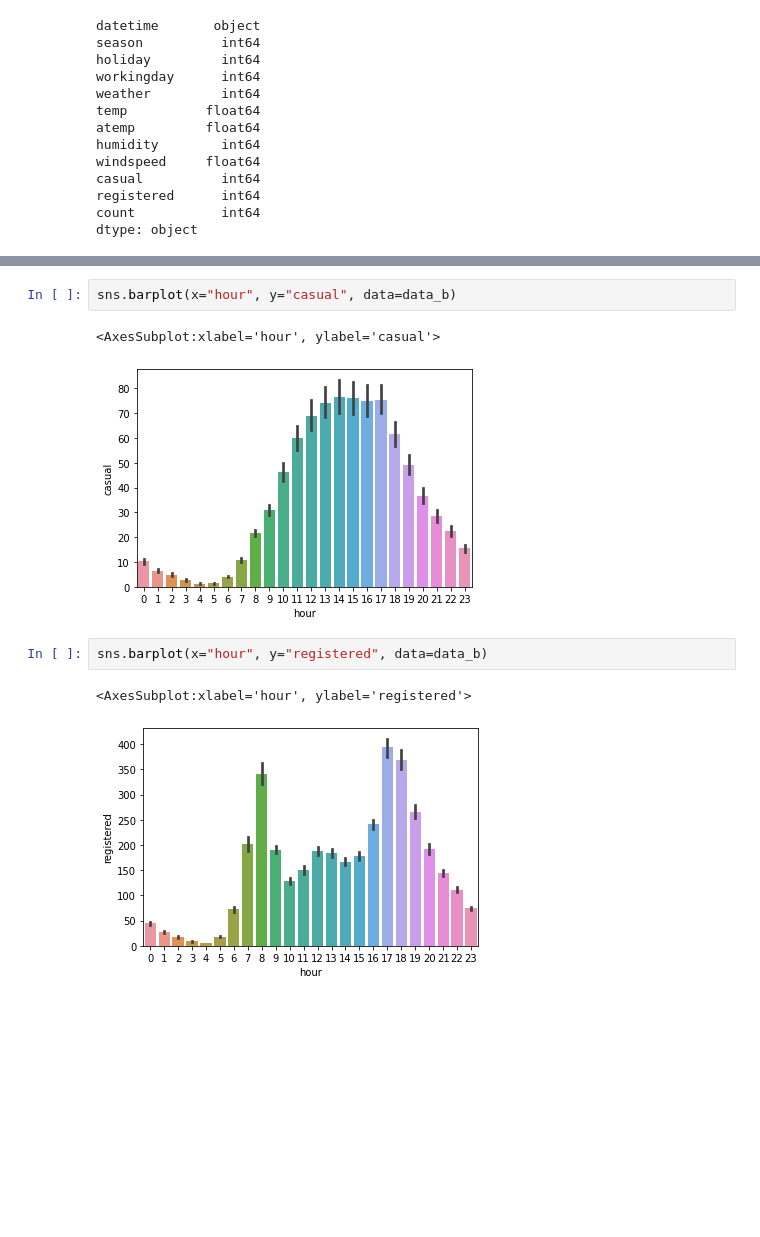
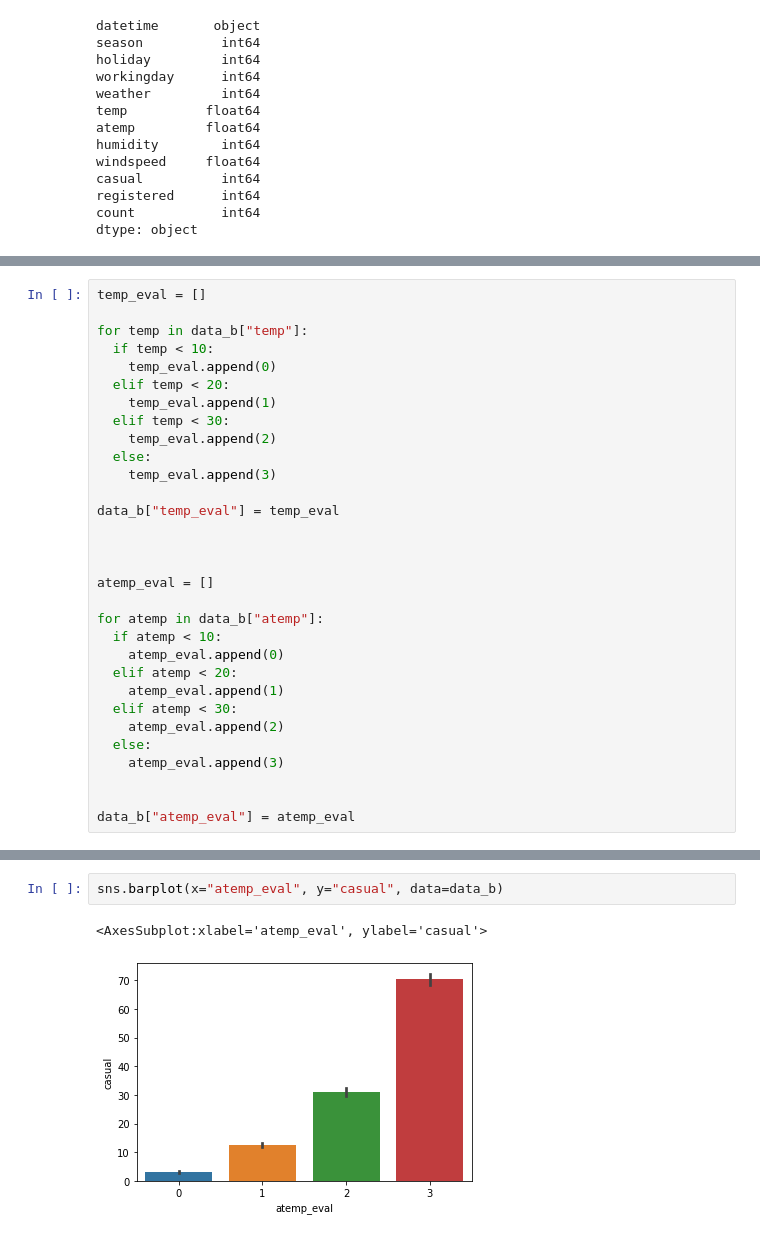
Before and after one commit to leotanaka4/Trabalho2LingProg, a Jupyter notebook: ans.ipynb, the cells around one changed output, grey strips where cells are left out. Saved outputs shown, nothing was run; the diff lists cells and outputs as text; blank space fills up the shorter version.

```diff
--- a/ans.ipynb
+++ b/ans.ipynb
@@ -92,0 +190,31 @@ data_t.head()
+# %%
+temp_eval = []
+
+for temp in data_b["temp"]:
+  if temp < 10:
+    temp_eval.append(0)
+  elif temp < 20:
+    temp_eval.append(1)
+  elif temp < 30:
+    temp_eval.append(2)
+  else:
+    temp_eval.append(3)
+
+data_b["temp_eval"] = temp_eval
+
+
+
+atemp_eval = []
+
+for atemp in data_b["atemp"]:
+  if atemp < 10:
+    atemp_eval.append(0)
+  elif atemp < 20:
+    atemp_eval.append(1)
+  elif atemp < 30:
+    atemp_eval.append(2)
+  else:
+    atemp_eval.append(3)
+
+
+data_b["atemp_eval"] = atemp_eval
@@ -119,10 +275,5 @@ sns.heatmap(data=correlacao, annot=True)
 # %%
-sns.barplot(x="hour", y="casual", data=data_b)
+sns.barplot(x="atemp_eval", y="casual", data=data_b)
 # %% [output]
-<AxesSubplot:xlabel='hour', ylabel='casual'>
+<AxesSubplot:xlabel='atemp_eval', ylabel='casual'>
-[figure, old version]
+[figure, new version]
-# %%
-sns.barplot(x="hour", y="registered", data=data_b)
-# %% [output]
-<AxesSubplot:xlabel='hour', ylabel='registered'>
-[figure, removed]
```
Also changed, not shown: parts of 28 cells of this notebook.
